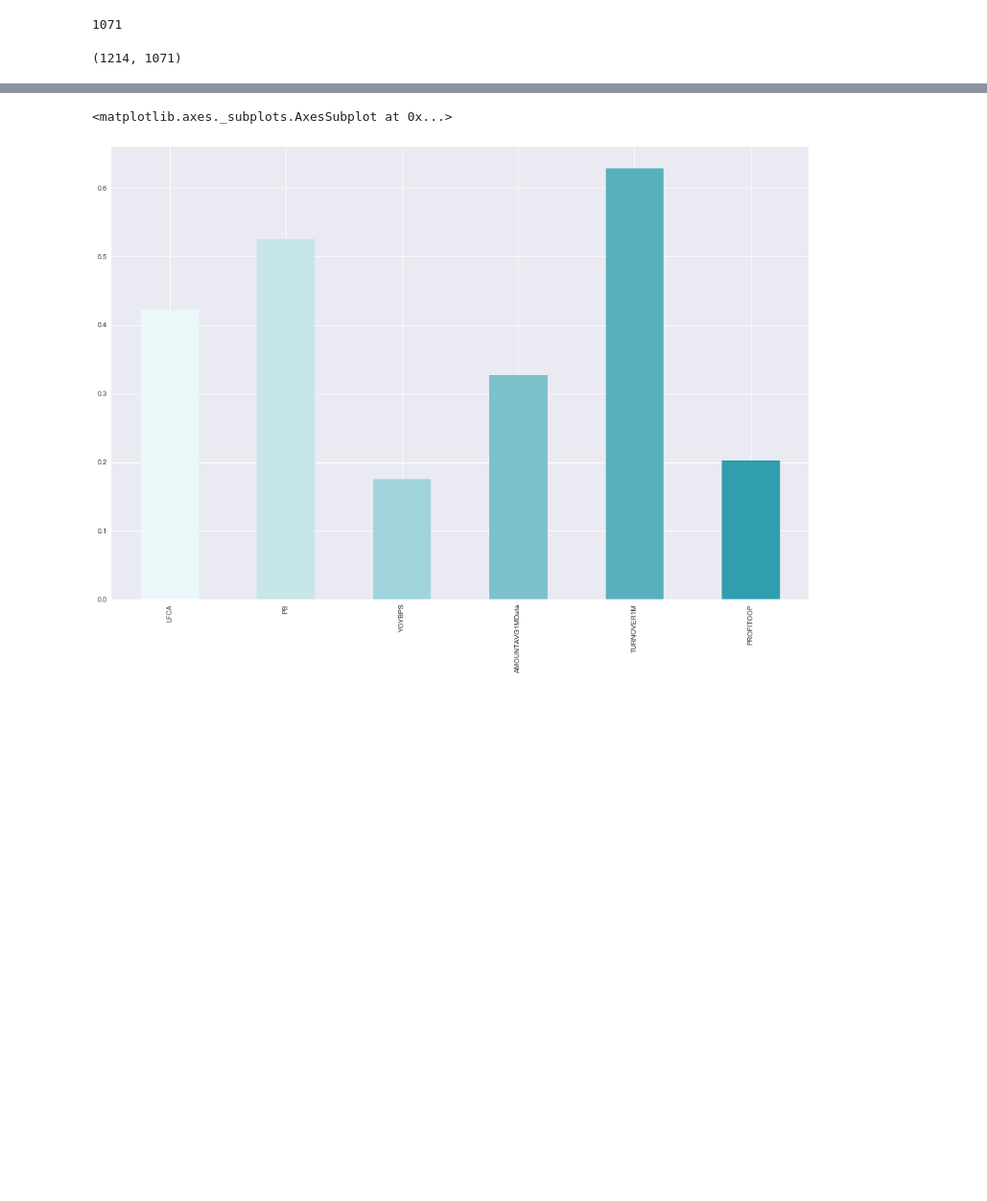
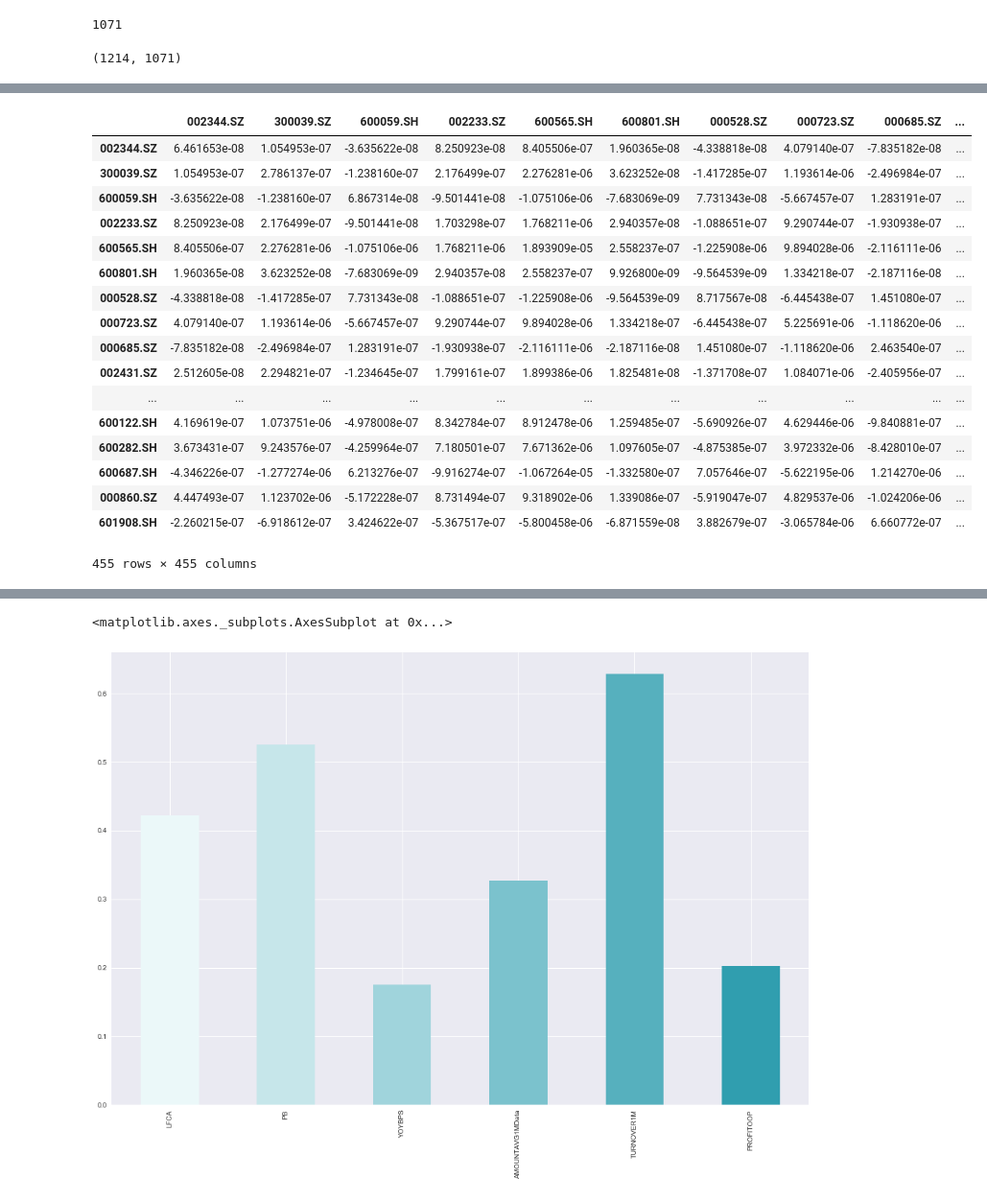
Before and after one commit to kamiseko/factor-test, a Jupyter notebook: Barra Risk Model.ipynb, the cells around one changed output, grey strips where cells are left out. Shown at 96% size. Drawn from its saved outputs; the diff is of its cells as text; code cells hidden in the pictures; blank space fills up the shorter version.

```diff
--- a/Barra Risk Model.ipynb
+++ b/Barra Risk Model.ipynb
@@ -261,0 +659,4 @@ factorPvalue
+# %%
+lastPart =  reduce(lambda x,y: x.dot(y),[ewmMatrix, riskExposureDF.T, benchmarkWeightDF, \
+                                         benchmarkWeightDF.T, riskExposureDF,ewmMatrix ])
+lastPart
@@ -261,0 +671,3 @@ factorPvalue
+# %%
+finalCovMatrix = ewmMatrix + ((alphaS - alphaM)/(alphaS - alphaSP)) * lastPart
+finalCovMatrix
@@ -261,0 +682,30 @@ factorPvalue
+# %%
+stocks = pd.read_csv(path+ZZ500Weight,infer_datetime_format=True,parse_dates=[0],index_col=0)[stkPool].loc[startTime:endTime].iloc[-1].dropna()
+
+optStkPool = stocks.index.tolist()
+
+riskExposureDFSlice = riskExposureDF.loc[optStkPool]
+# %%
+# final covriance to optimize
+toOptCov = reduce(lambda x,y: x.dot(y),[riskExposureDFSlice,finalCovMatrix,riskExposureDFSlice.T])
+# %%
+toOptCov
+# %% [output]
+|  | 002344.SZ | 300039.SZ | 600059.SH | 002233.SZ | 600565.SH | 600801.SH | 000528.SZ | 000723.SZ | 000685.SZ | ... |
+| 002344.SZ | 6.461653e-08 | 1.054953e-07 | -3.635622e-08 | 8.250923e-08 | 8.405506e-07 | 1.960365e-08 | -4.338818e-08 | 4.079140e-07 | -7.835182e-08 | ... |
+| 300039.SZ | 1.054953e-07 | 2.786137e-07 | -1.238160e-07 | 2.176499e-07 | 2.276281e-06 | 3.623252e-08 | -1.417285e-07 | 1.193614e-06 | -2.496984e-07 | ... |
+| 600059.SH | -3.635622e-08 | -1.238160e-07 | 6.867314e-08 | -9.501441e-08 | -1.075106e-06 | -7.683069e-09 | 7.731343e-08 | -5.667457e-07 | 1.283191e-07 | ... |
+| 002233.SZ | 8.250923e-08 | 2.176499e-07 | -9.501441e-08 | 1.703298e-07 | 1.768211e-06 | 2.940357e-08 | -1.088651e-07 | 9.290744e-07 | -1.930938e-07 | ... |
+| 600565.SH | 8.405506e-07 | 2.276281e-06 | -1.075106e-06 | 1.768211e-06 | 1.893909e-05 | 2.558237e-07 | -1.225908e-06 | 9.894028e-06 | -2.116111e-06 | ... |
+| 600801.SH | 1.960365e-08 | 3.623252e-08 | -7.683069e-09 | 2.940357e-08 | 2.558237e-07 | 9.926800e-09 | -9.564539e-09 | 1.334218e-07 | -2.187116e-08 | ... |
+| 000528.SZ | -4.338818e-08 | -1.417285e-07 | 7.731343e-08 | -1.088651e-07 | -1.225908e-06 | -9.564539e-09 | 8.717567e-08 | -6.445438e-07 | 1.451080e-07 | ... |
+| 000723.SZ | 4.079140e-07 | 1.193614e-06 | -5.667457e-07 | 9.290744e-07 | 9.894028e-06 | 1.334218e-07 | -6.445438e-07 | 5.225691e-06 | -1.118620e-06 | ... |
+| 000685.SZ | -7.835182e-08 | -2.496984e-07 | 1.283191e-07 | -1.930938e-07 | -2.116111e-06 | -2.187116e-08 | 1.451080e-07 | -1.118620e-06 | 2.463540e-07 | ... |
+| 002431.SZ | 2.512605e-08 | 2.294821e-07 | -1.234645e-07 | 1.799161e-07 | 1.899386e-06 | 1.825481e-08 | -1.371708e-07 | 1.084071e-06 | -2.405956e-07 | ... |
+| ... | ... | ... | ... | ... | ... | ... | ... | ... | ... | ... |
+| 600122.SH | 4.169619e-07 | 1.073751e-06 | -4.978008e-07 | 8.342784e-07 | 8.912478e-06 | 1.259485e-07 | -5.690926e-07 | 4.629446e-06 | -9.840881e-07 | ... |
+| 600282.SH | 3.673431e-07 | 9.243576e-07 | -4.259964e-07 | 7.180501e-07 | 7.671362e-06 | 1.097605e-07 | -4.875385e-07 | 3.972332e-06 | -8.428010e-07 | ... |
+| 600687.SH | -4.346226e-07 | -1.277274e-06 | 6.213276e-07 | -9.916274e-07 | -1.067264e-05 | -1.332580e-07 | 7.057646e-07 | -5.622195e-06 | 1.214270e-06 | ... |
+| 000860.SZ | 4.447493e-07 | 1.123702e-06 | -5.172228e-07 | 8.731494e-07 | 9.318902e-06 | 1.339086e-07 | -5.919047e-07 | 4.829537e-06 | -1.024206e-06 | ... |
+| 601908.SH | -2.260215e-07 | -6.918612e-07 | 3.424622e-07 | -5.367517e-07 | -5.800458e-06 | -6.871559e-08 | 3.882679e-07 | -3.065784e-06 | 6.660772e-07 | ... |
+455 rows × 455 columns
```
Also changed, not shown: parts of 70 cells of this notebook, 4 other files.
